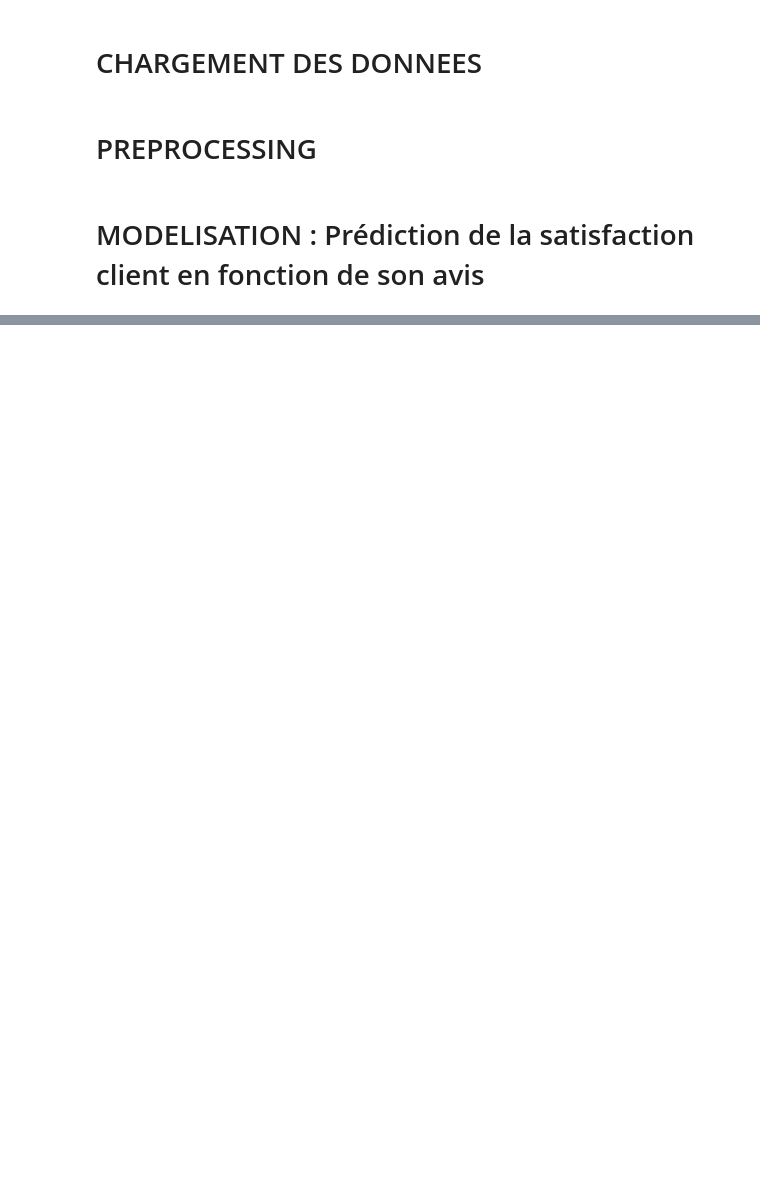
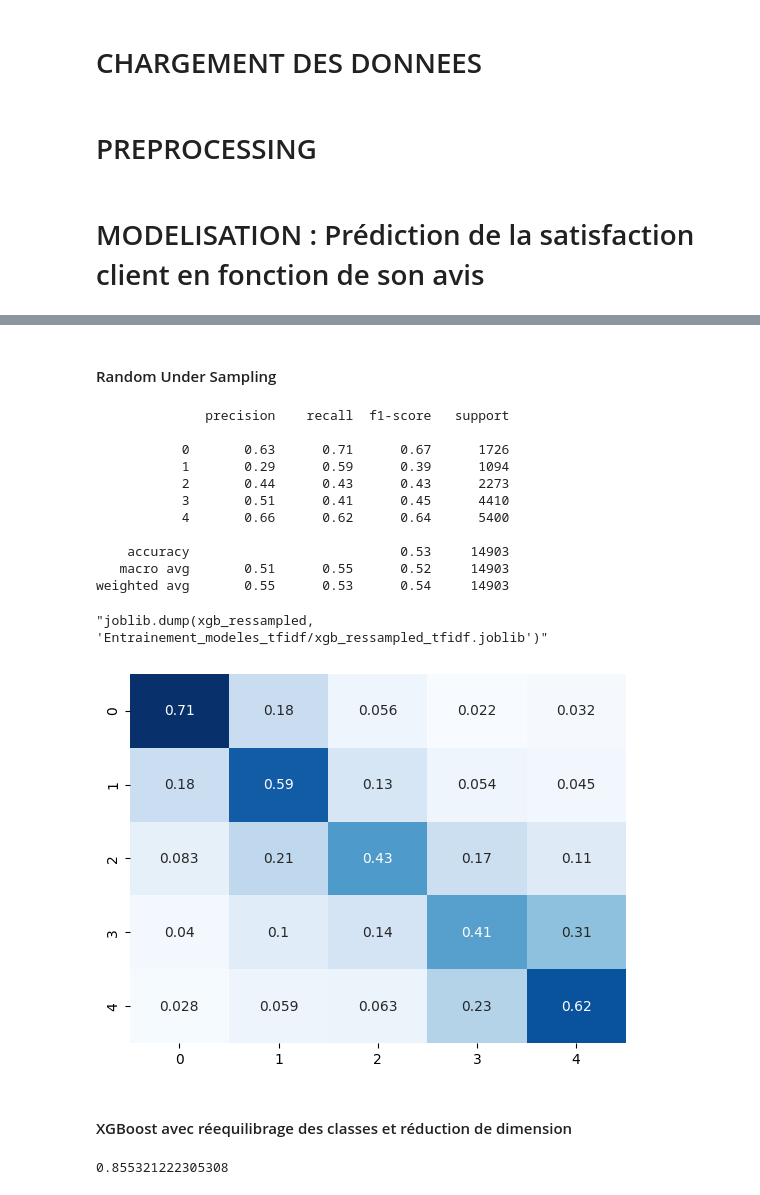
Before and after one commit to KylianSts/UGC_project, a Jupyter notebook: Prediction_satisfaction_avis.ipynb, the cells around one changed output, grey strips where cells are left out. Drawn from its saved outputs; the diff is of its cells as text; code cells hidden in the pictures; blank space fills up the shorter version.

```diff
--- a/Prediction_satisfaction_avis.ipynb
+++ b/Prediction_satisfaction_avis.ipynb
@@ -55,0 +165,46 @@ reviews = preprocess_reviews(df_clean['review'])
+# %% [markdown]
+#### Random Under Sampling
+# %%
+rus = RandomUnderSampler(random_state=24)
+X_train_resampled, y_train_resampled = rus.fit_resample(X_train, y_train)
+# %%
+# Entraînement du modèle avec les classes rééquilibrées
+"""xgb_ressampled = XGBClassifier()
+xgb_ressampled.fit(X_train_resampled, y_train_resampled)"""
+
+xgb_ressampled = joblib.load('Entrainement_modeles_tfidf/xgb_ressampled_tfidf.joblib')
+
+# Affichage des scores
+y_pred = xgb_ressampled.predict(X_test)
+print(classification_report(y_test, y_pred))
+
+# Matrice de confusion
+sns.heatmap(confusion_matrix(y_test, y_pred, normalize='true'), cmap='Blues', annot=True, cbar=False)
+
+"""joblib.dump(xgb_ressampled, 'Entrainement_modeles_tfidf/xgb_ressampled_tfidf.joblib')"""
+# %% [output]
+              precision    recall  f1-score   support
+
+           0       0.63      0.71      0.67      1726
+           1       0.29      0.59      0.39      1094
+           2       0.44      0.43      0.43      2273
+           3       0.51      0.41      0.45      4410
+           4       0.66      0.62      0.64      5400
+
+    accuracy                           0.53     14903
+   macro avg       0.51      0.55      0.52     14903
+weighted avg       0.55      0.53      0.54     14903
+"joblib.dump(xgb_ressampled, 'Entrainement_modeles_tfidf/xgb_ressampled_tfidf.joblib')"
+[figure, added]
+# %% [markdown]
+#### XGBoost avec réequilibrage des classes et réduction de dimension
+# %%
+# Réduction de la dimension à 550 composante principales
+pca = PCA(n_components=550)
+X_train_pca = pca.fit_transform(X_train_resampled)
+X_test_pca = pca.transform(X_test)
+
+# Part de la variance expliquée
+sum(pca.explained_variance_ratio_)
+# %% [output]
+0.855321222305308
```
Also changed, not shown: parts of 21 cells of this notebook.
